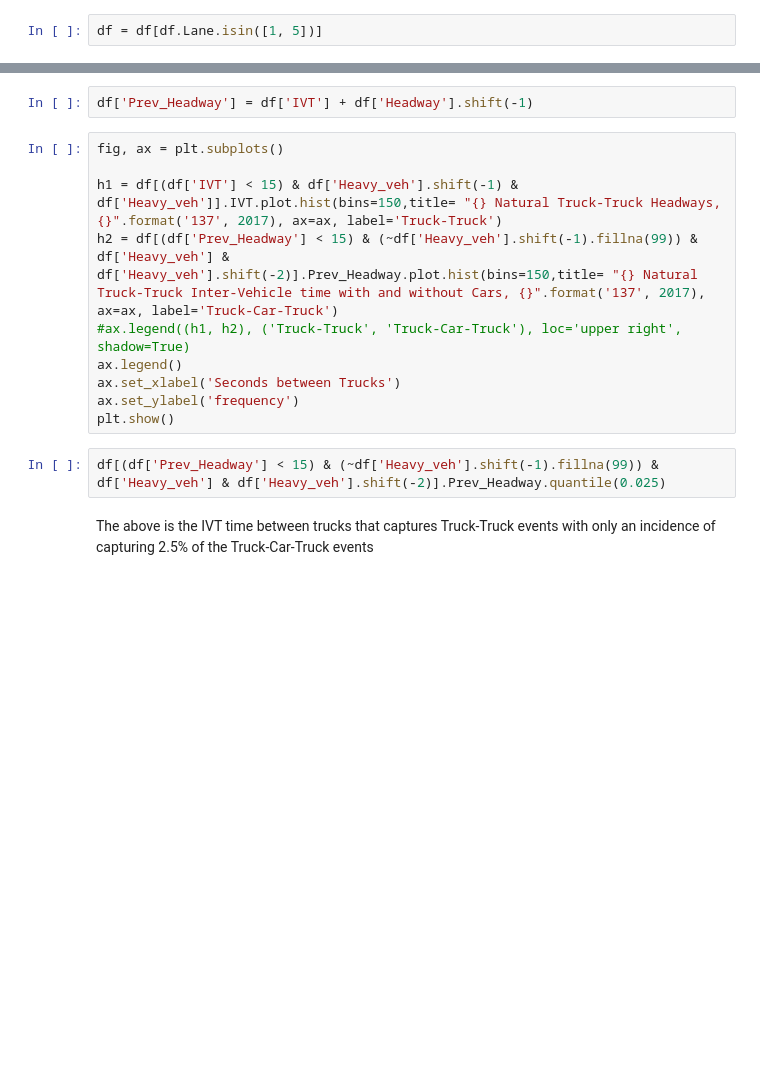
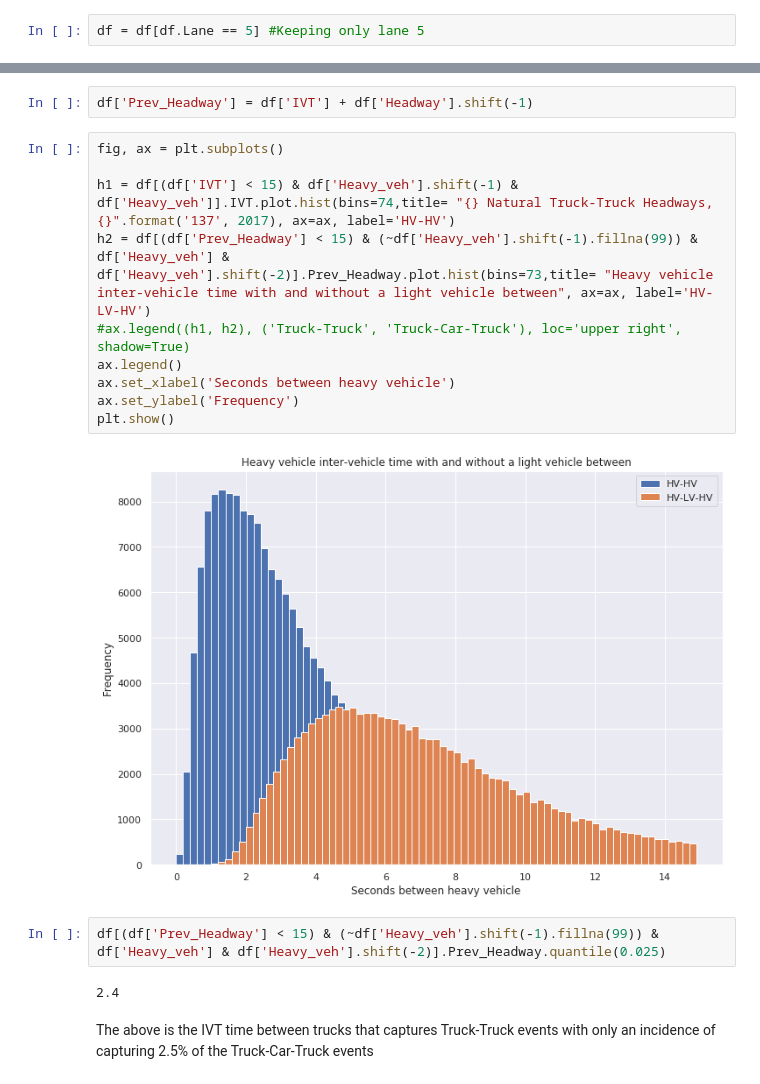
Before and after one commit to isdabelle/DigitalTwinBridges, a Jupyter notebook: PlatoonFinding.ipynb, the cells around one changed output, grey strips where cells are left out. Saved outputs shown, nothing was run; the diff lists cells and outputs as text; blank space fills up the shorter version.

```diff
--- a/PlatoonFinding.ipynb
+++ b/PlatoonFinding.ipynb
@@ -220,5 +284,5 @@ df.groupby('Heavy_veh').agg({'Date': 'count'})
 # %%
-df = df[df.Lane.isin([1, 5])]
+df = df[df.Lane == 5] #Keeping only lane 5
 # %%
 df['Adjusted_Headway'] = df['Headway'] - ((df['Length']*36)/(df['Speed']*1000))
 # %%
@@ -228,15 +304,19 @@ df['Prev_Headway'] = df['IVT'] + df['Headway'].shift(-1)
 # %%
 fig, ax = plt.subplots()
 
-h1 = df[(df['IVT'] < 15) & df['Heavy_veh'].shift(-1) & df['Heavy_veh']].IVT.plot.hist(bins=150,title= "{} Natural Truck-Truck Headways, {}".format('137', 2017), ax=ax, label='Truck-Truck')
-h2 = df[(df['Prev_Headway'] < 15) & (~df['Heavy_veh'].shift(-1).fillna(99)) & df['Heavy_veh'] & df['Heavy_veh'].shift(-2)].Prev_Headway.plot.hist(bins=150,title= "{} Natural Truck-Truck Inter-Vehicle time with and without Cars, {}".format('137', 2017), ax=ax, label='Truck-Car-Truck')
+h1 = df[(df['IVT'] < 15) & df['Heavy_veh'].shift(-1) & df['Heavy_veh']].IVT.plot.hist(bins=74,title= "{} Natural Truck-Truck Headways, {}".format('137', 2017), ax=ax, label='HV-HV')
+h2 = df[(df['Prev_Headway'] < 15) & (~df['Heavy_veh'].shift(-1).fillna(99)) & df['Heavy_veh'] & df['Heavy_veh'].shift(-2)].Prev_Headway.plot.hist(bins=73,title= "Heavy vehicle inter-vehicle time with and without a light vehicle between", ax=ax, label='HV-LV-HV')
 #ax.legend((h1, h2), ('Truck-Truck', 'Truck-Car-Truck'), loc='upper right', shadow=True)
 ax.legend()
-ax.set_xlabel('Seconds between Trucks')
-ax.set_ylabel('frequency')
+ax.set_xlabel('Seconds between heavy vehicle')
+ax.set_ylabel('Frequency')
 plt.show()
+# %% [output]
+[figure, added]
 # %%
 df[(df['Prev_Headway'] < 15) & (~df['Heavy_veh'].shift(-1).fillna(99)) & df['Heavy_veh'] & df['Heavy_veh'].shift(-2)].Prev_Headway.quantile(0.025)
+# %% [output]
+2.4
 # %% [markdown]
 The above is the IVT time between trucks that captures Truck-Truck events with only an incidence of capturing 2.5% of the Truck-Car-Truck events
 # %% [markdown]
```
Also changed, not shown: parts of 13 cells of this notebook.
